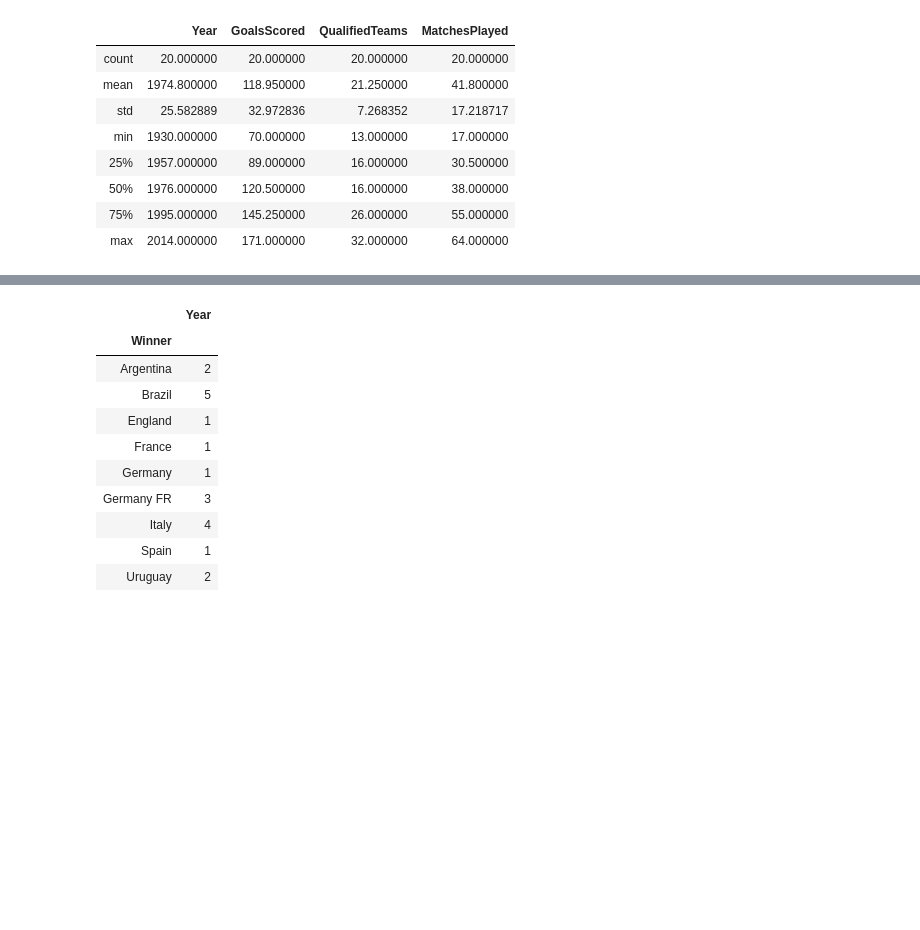
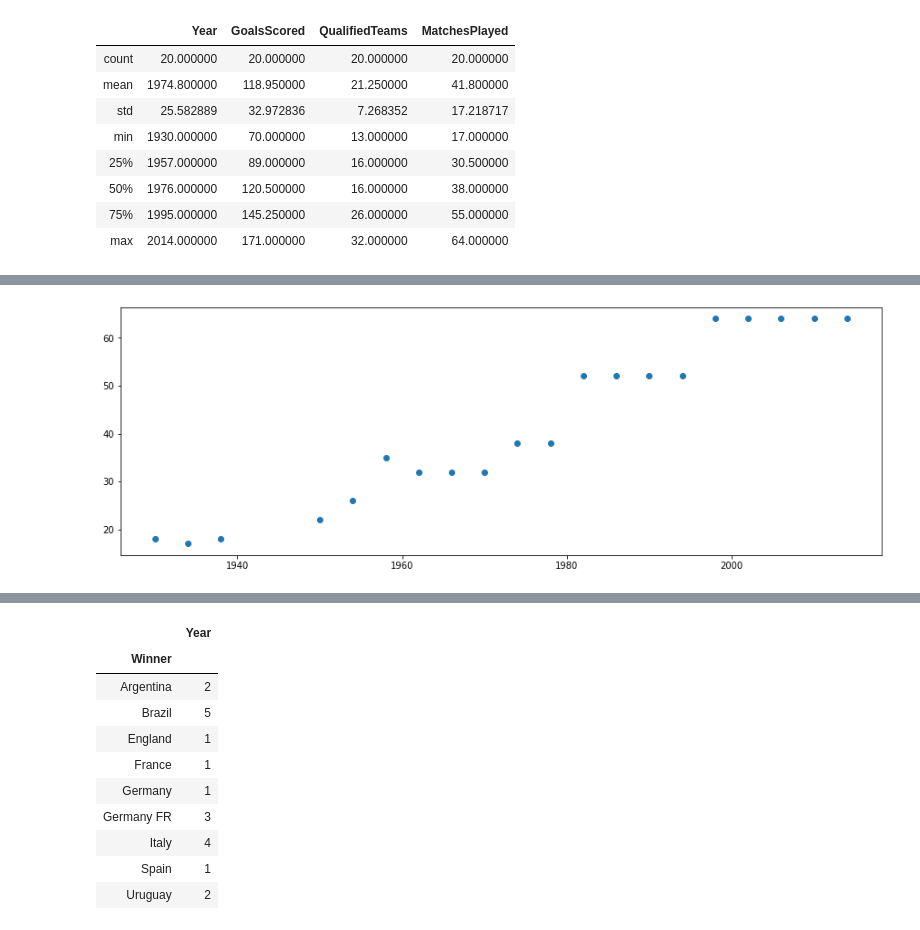
Before and after one commit to alijumani/py4ds, a Jupyter notebook: Final.Project.ipynb, the cells around one changed output, grey strips where cells are left out. Cells and saved outputs as stored; diff of their text form; code cells hidden in the pictures; blank space fills up the shorter version.

```diff
--- a/Final.Project.ipynb
+++ b/Final.Project.ipynb
@@ -74,0 +94,7 @@ WorldCups.describe()
+# %%
+plt.figure(figsize = (15,5))
+plt.scatter('Year','MatchesPlayed', data=WorldCups);
+# This strengthens our assumption that we made in the last plot that higher number of goals was possibly a result more matches and here we can see that indeed with time, the
+# number of matches played at WC's have increased even though from 60's to 80's there was also a decline but then it increased again
+# %% [output]
+[figure, added]
```
Also changed, not shown: parts of 20 cells of this notebook.
